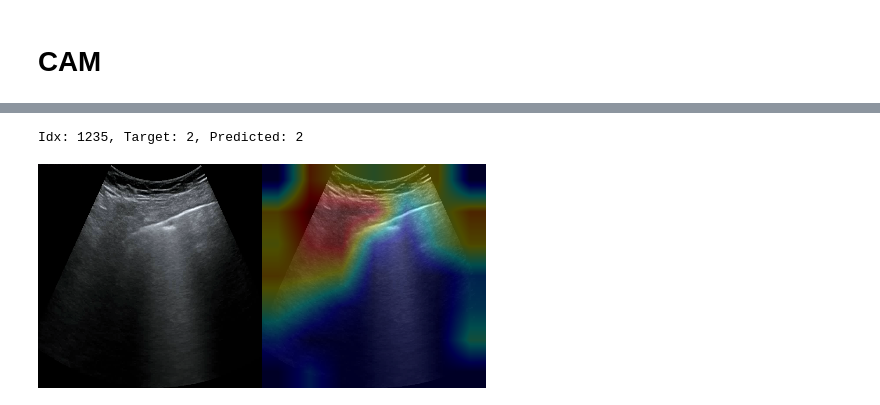
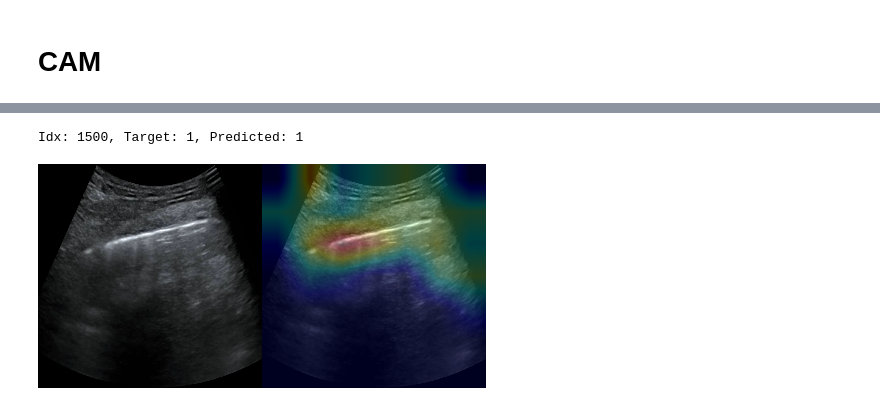
Before and after one commit to andrian-melnic/lung-ultrasound-self-attention, a Jupyter notebook: notebooks/3_cams.ipynb, the cells around one changed output, grey strips where cells are left out. Drawn from its saved outputs; the diff is of its cells as text; code cells hidden in the pictures.

```diff
--- a/notebooks/3_cams.ipynb
+++ b/notebooks/3_cams.ipynb
@@ -311,8 +311,8 @@ def generate_and_display_CAM(image_tensor, cam_model, target_layers, cam_method=
         cam = AblationCAM(model=cam_model, target_layers=target_layers)
     else:
         cam = GradCAMPlusPlus(model=cam_model,
-                              target_layers=target_layers,
-                              reshape_transform=swin_reshape_transform)
+                              reshape_transform=swin_reshape_transform,
+                              target_layers=target_layers)
     # Prepare the input tensor
     cam_input_tensor = image_tensor.unsqueeze(0)
 
@@ -332,7 +332,7 @@ def generate_and_display_CAM(image_tensor, cam_model, target_layers, cam_method=
     image = np.float32(transforms.ToPILImage()(image_tensor)) / 255
 
     # Show CAM on the image
-    cam_image = show_cam_on_image(image, grayscale_cams[0, :], use_rgb=True, image_weight=0.7)
+    cam_image = show_cam_on_image(image, grayscale_cams[0, :], use_rgb=True, image_weight=0.75)
 
     # Convert CAM to BGR format for display
     cam = np.uint8(255 * grayscale_cams[0, :])
@@ -344,30 +344,31 @@ def generate_and_display_CAM(image_tensor, cam_model, target_layers, cam_method=
 # %%
 test_dataset = sets["test"]
 # List of image indices you want to display
 # image_indices_to_plot = list(range(0, len(test_dataset), 10))
 
 # Class to target
 target_class = None
 
 # select the gradcam method
 cam_method = "gradcamplusplus"
 # cam_method = "scorecam"
 # cam_method = "ablationcam"
 
 # Specify the target layers for CAM
 target_layers = [model.model.layers[-1].blocks[-1].norm2]
+# target_layers = [model.model.norm]
 # target_layers = [model.model.layer4[-1]]
 # target_layers = [model.model.layer[1]]
 # target_layers = [model.model.transformer.layers[5][0].dropout]
 
 # Load the image tensor
-image_idx = 1235
+image_idx = 1500
 image_tensor = test_dataset[image_idx][0].to(device)
 
 # Usage
 displayed_image = generate_and_display_CAM(image_tensor, model, target_layers, target_class=target_class, cam_method=cam_method)
 print(f"Idx: {image_idx}, Target: {test_dataset[image_idx][1]}, Predicted: {model(image_tensor.unsqueeze(0))[0].argmax()}")
 displayed_image
 # %% [output]
-Idx: 1235, Target: 2, Predicted: 2
+Idx: 1500, Target: 1, Predicted: 1
-[figure, old version]
+[figure, new version]
```
Also changed, not shown: parts of 3 cells of this notebook, 4 other files.
